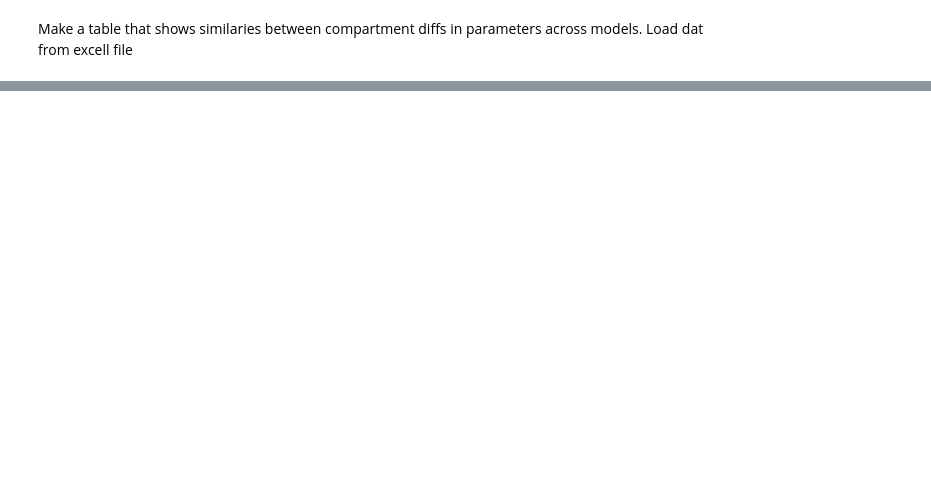
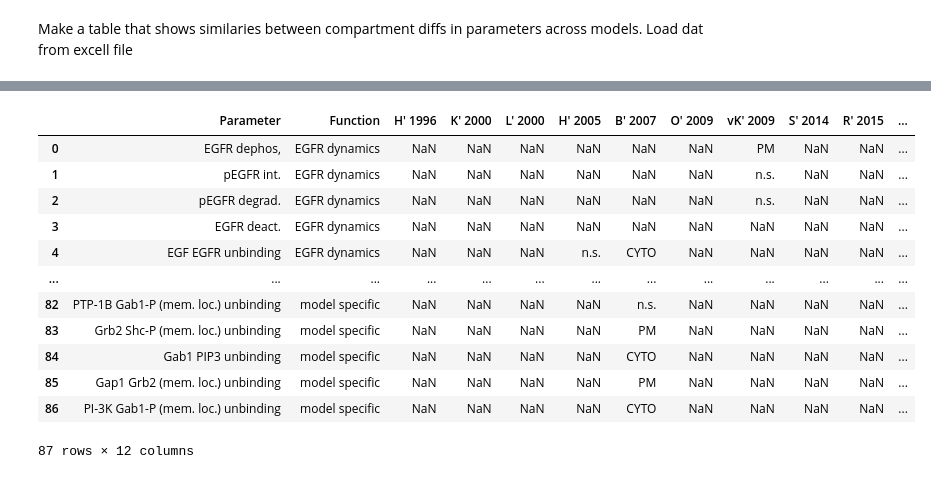
Before and after one commit to RangamaniLabUCSD/multimodel-inference, a Jupyter notebook: src/MAPK/param_est/Keyes_data_params_compDiff_analyze.ipynb, the cells around one changed output, grey strips where cells are left out. Drawn from its saved outputs; the diff is of its cells as text; code cells hidden in the pictures; blank space fills up the shorter version.

```diff
--- a/src/MAPK/param_est/Keyes_data_params_compDiff_analyze.ipynb
+++ b/src/MAPK/param_est/Keyes_data_params_compDiff_analyze.ipynb
@@ -371,0 +403,20 @@ fig.savefig(savedir + 'param_loc_heatmap.pdf', transparent=True, bbox_inches='ti
+# %%
+skip_cols = []
+dat_df = pd.read_excel('../../../mmi_old_code/MAPK_model_tracker.xlsx', sheet_name='comp-diff-table', usecols=lambda x: x not in skip_cols)
+dat_df.rename(columns={"Param Type": "Function"}, inplace=True)
+dat_df.rename(columns={"Param Name": "Parameter"}, inplace=True)
+dat_df
+# %% [output]
+|  | Parameter | Function | H' 1996 | K' 2000 | L' 2000 | H' 2005 | B' 2007 | O' 2009 | vK' 2009 | S' 2014 | R' 2015 | ... |
+| 0 | EGFR dephos, | EGFR dynamics | NaN | NaN | NaN | NaN | NaN | NaN | PM | NaN | NaN | ... |
+| 1 | pEGFR int. | EGFR dynamics | NaN | NaN | NaN | NaN | NaN | NaN | n.s. | NaN | NaN | ... |
+| 2 | pEGFR degrad. | EGFR dynamics | NaN | NaN | NaN | NaN | NaN | NaN | n.s. | NaN | NaN | ... |
+| 3 | EGFR deact. | EGFR dynamics | NaN | NaN | NaN | NaN | NaN | NaN | NaN | NaN | NaN | ... |
+| 4 | EGF EGFR unbinding | EGFR dynamics | NaN | NaN | NaN | n.s. | CYTO | NaN | NaN | NaN | NaN | ... |
+| ... | ... | ... | ... | ... | ... | ... | ... | ... | ... | ... | ... | ... |
+| 82 | PTP-1B Gab1-P (mem. loc.) unbinding | model specific | NaN | NaN | NaN | NaN | n.s. | NaN | NaN | NaN | NaN | ... |
+| 83 | Grb2 Shc-P (mem. loc.) unbinding | model specific | NaN | NaN | NaN | NaN | PM | NaN | NaN | NaN | NaN | ... |
+| 84 | Gab1 PIP3 unbinding | model specific | NaN | NaN | NaN | NaN | CYTO | NaN | NaN | NaN | NaN | ... |
+| 85 | Gap1 Grb2 (mem. loc.) unbinding | model specific | NaN | NaN | NaN | NaN | PM | NaN | NaN | NaN | NaN | ... |
+| 86 | PI-3K Gab1-P (mem. loc.) unbinding | model specific | NaN | NaN | NaN | NaN | CYTO | NaN | NaN | NaN | NaN | ... |
+87 rows × 12 columns
```
Also changed, not shown: parts of 5 cells of this notebook, 8 other files.
